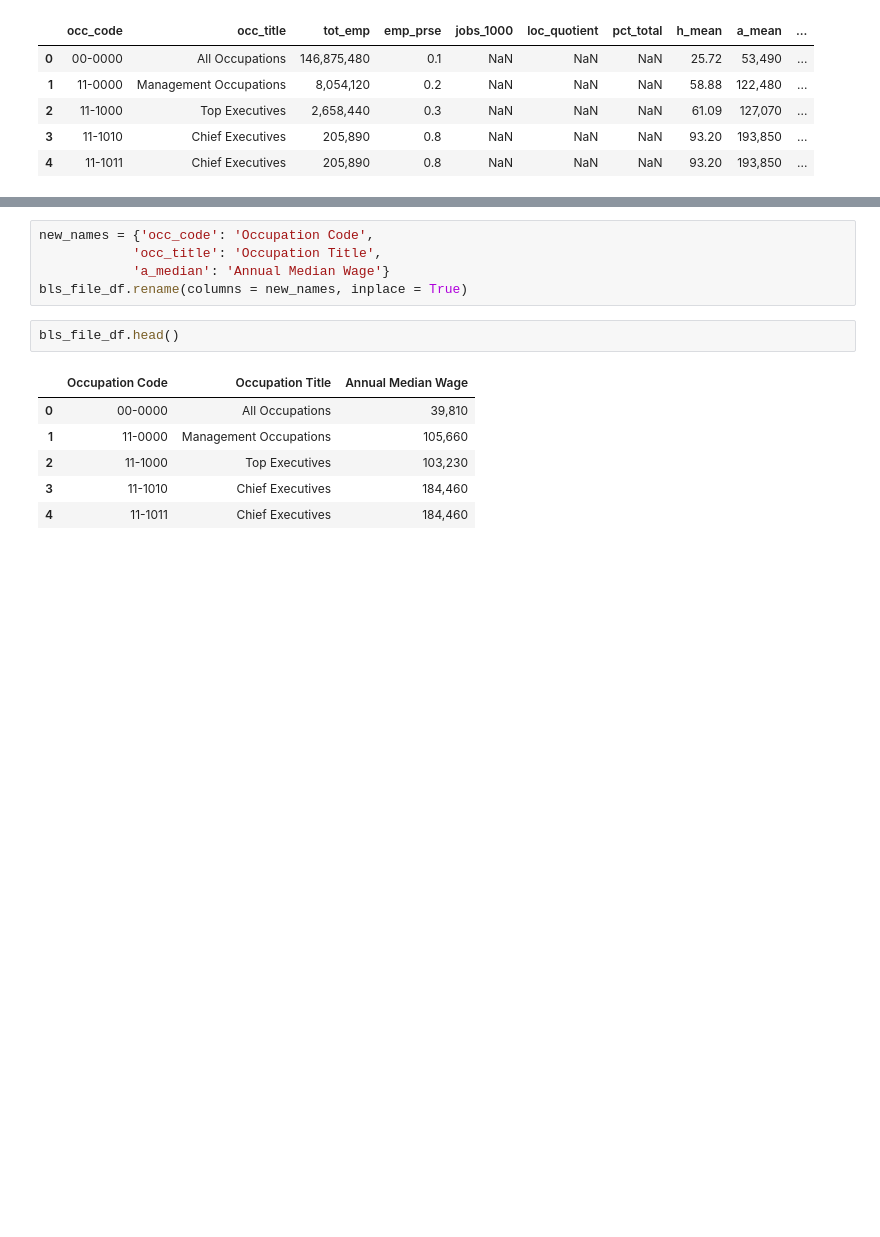
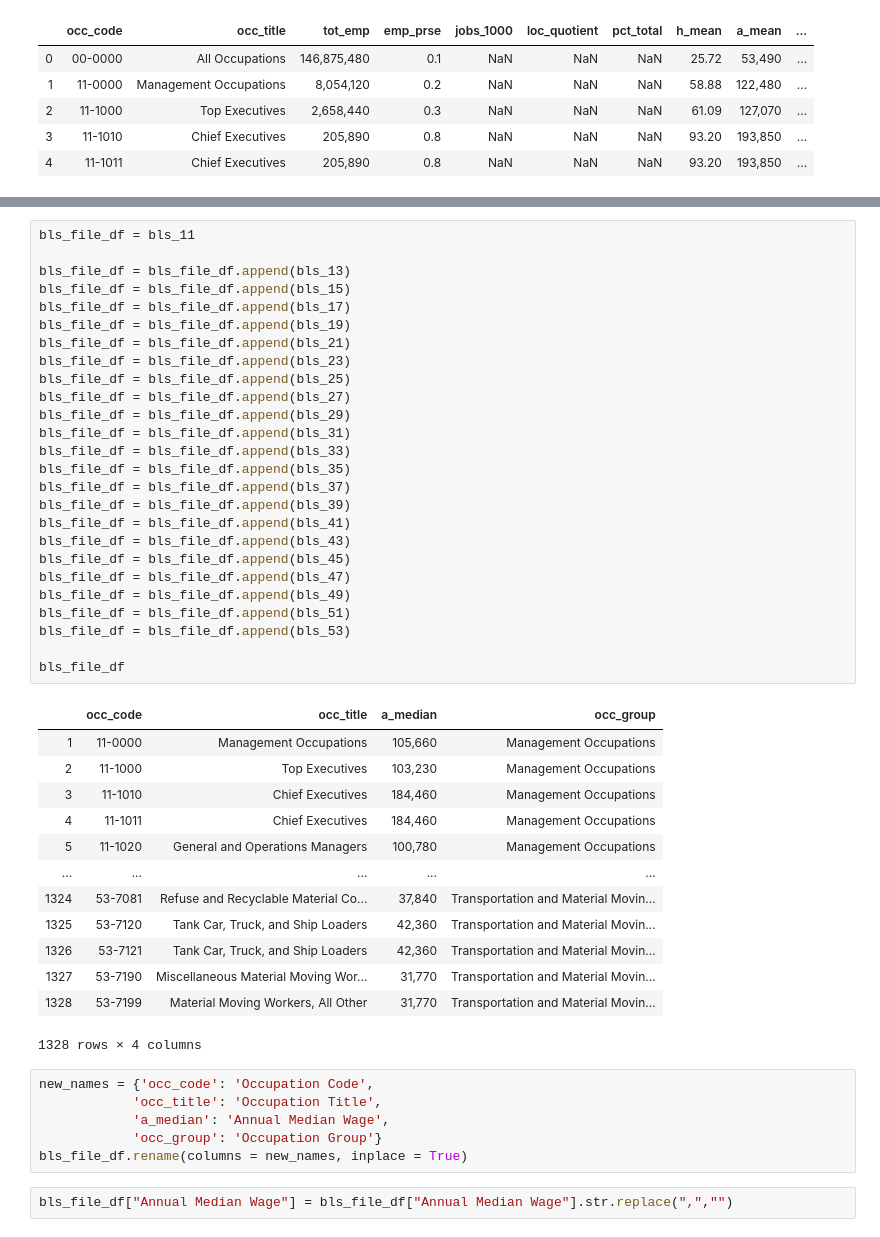
Before and after one commit to FortunED-Tellers/FortunED, a Jupyter notebook: data/raw/CleanedBLSFile.ipynb, the cells around one changed output, grey strips where cells are left out. Drawn from its saved outputs; the diff is of its cells as text; blank space fills up the shorter version.

```diff
--- a/data/raw/CleanedBLSFile.ipynb
+++ b/data/raw/CleanedBLSFile.ipynb
@@ -45,14 +116,48 @@ bls_file_df.head()
+# %%
+bls_file_df = bls_11
+
+bls_file_df = bls_file_df.append(bls_13)
+bls_file_df = bls_file_df.append(bls_15)
+bls_file_df = bls_file_df.append(bls_17)
+bls_file_df = bls_file_df.append(bls_19)
+bls_file_df = bls_file_df.append(bls_21)
+bls_file_df = bls_file_df.append(bls_23)
+bls_file_df = bls_file_df.append(bls_25)
+bls_file_df = bls_file_df.append(bls_27)
+bls_file_df = bls_file_df.append(bls_29)
+bls_file_df = bls_file_df.append(bls_31)
+bls_file_df = bls_file_df.append(bls_33)
+bls_file_df = bls_file_df.append(bls_35)
+bls_file_df = bls_file_df.append(bls_37)
+bls_file_df = bls_file_df.append(bls_39)
+bls_file_df = bls_file_df.append(bls_41)
+bls_file_df = bls_file_df.append(bls_43)
+bls_file_df = bls_file_df.append(bls_45)
+bls_file_df = bls_file_df.append(bls_47)
+bls_file_df = bls_file_df.append(bls_49)
+bls_file_df = bls_file_df.append(bls_51)
+bls_file_df = bls_file_df.append(bls_53)
+
+bls_file_df
+# %% [output]
+|  | occ_code | occ_title | a_median | occ_group |
+| 1 | 11-0000 | Management Occupations | 105,660 | Management Occupations |
+| 2 | 11-1000 | Top Executives | 103,230 | Management Occupations |
+| 3 | 11-1010 | Chief Executives | 184,460 | Management Occupations |
+| 4 | 11-1011 | Chief Executives | 184,460 | Management Occupations |
+| 5 | 11-1020 | General and Operations Managers | 100,780 | Management Occupations |
+| ... | ... | ... | ... | ... |
+| 1324 | 53-7081 | Refuse and Recyclable Material Co... | 37,840 | Transportation and Material Movin... |
+| 1325 | 53-7120 | Tank Car, Truck, and Ship Loaders | 42,360 | Transportation and Material Movin... |
+| 1326 | 53-7121 | Tank Car, Truck, and Ship Loaders | 42,360 | Transportation and Material Movin... |
+| 1327 | 53-7190 | Miscellaneous Material Moving Wor... | 31,770 | Transportation and Material Movin... |
+| 1328 | 53-7199 | Material Moving Workers, All Other | 31,770 | Transportation and Material Movin... |
+1328 rows × 4 columns
 # %%
 new_names = {'occ_code': 'Occupation Code',
             'occ_title': 'Occupation Title',
-            'a_median': 'Annual Median Wage'}
+            'a_median': 'Annual Median Wage',
+            'occ_group': 'Occupation Group'}
 bls_file_df.rename(columns = new_names, inplace = True)
-# %%
-bls_file_df.head()
-# %% [output]
-|  | Occupation Code | Occupation Title | Annual Median Wage |
-| 0 | 00-0000 | All Occupations | 39,810 |
-| 1 | 11-0000 | Management Occupations | 105,660 |
-| 2 | 11-1000 | Top Executives | 103,230 |
-| 3 | 11-1010 | Chief Executives | 184,460 |
-| 4 | 11-1011 | Chief Executives | 184,460 |
+# %%
+bls_file_df["Annual Median Wage"] = bls_file_df["Annual Median Wage"].str.replace(",","")
```
Also changed, not shown: parts of 9 cells of this notebook, 5 other files.
